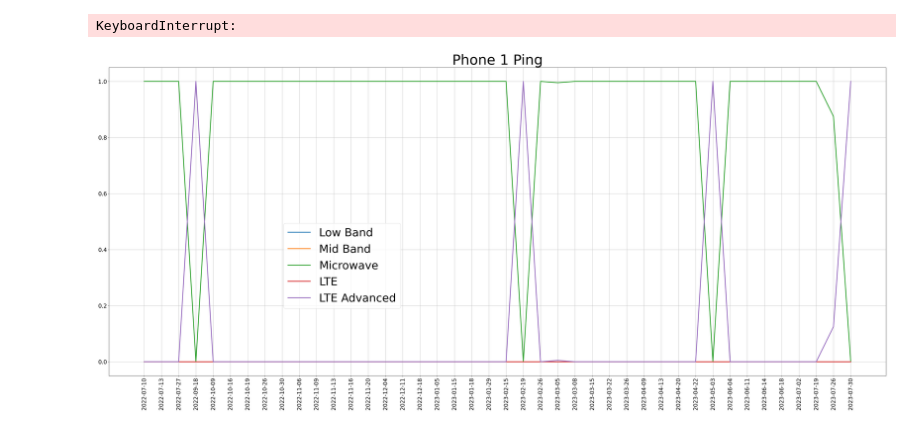
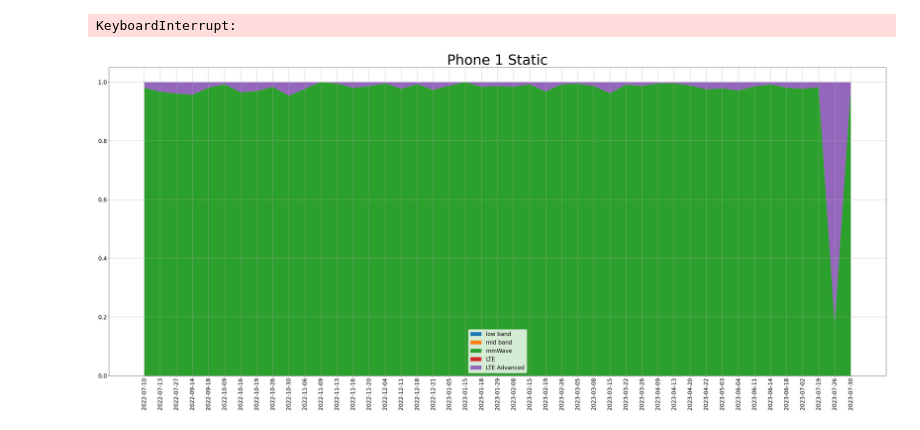
Before and after one commit to Bobeshwar/5gevolution, a Jupyter notebook: dataProcessing.ipynb, the cells around one changed output. Cells and saved outputs as stored; diff of their text form; code cells hidden in the pictures.

Commit message:
Corrected Graph

```diff
--- a/dataProcessing.ipynb
+++ b/dataProcessing.ipynb
@@ -51,13 +51,16 @@ for i in range(len(Phone2Files)):
 # %% [output]
 KeyboardInterrupt:
 # %%
+import pandas as pd
 def GenerateGraph(location,title):
     iter_csv = pd.read_csv(location, iterator=True, chunksize=1000)
-    df = pd.concat([chunk[pd.to_numeric(chunk["Smart Phone Smart Throughput Mobile Network UL Throughput [Mbps]"], errors="coerce") > 0] for chunk in iter_csv])
-    df = df[["TIME_STAMP", "Event Technology","5G KPI PCell RF Frequency [MHz]","LTE KPI PCell Serving EARFCN(DL)"]]
+    df = pd.concat([chunk for chunk in iter_csv])
+    df = df[["TIME_STAMP", "Event Technology","5G KPI PCell RF Frequency [MHz]","LTE KPI PCell Serving EARFCN(DL)","Smart Phone Smart Throughput Mobile Network UL Throughput [Mbps]"]]
     df['Event Technology'].ffill(inplace=True)
     df["5G KPI PCell RF Frequency [MHz]"].ffill(inplace=True)
     df["LTE KPI PCell Serving EARFCN(DL)"].ffill(inplace=True)
+    df["Smart Phone Smart Throughput Mobile Network UL Throughput [Mbps]"].ffill(inplace=True)
+    df = df[df["Smart Phone Smart Throughput Mobile Network UL Throughput [Mbps]"] > 0]
     df.dropna(subset = ['Event Technology'], inplace=True)
 
     count = {}
@@ -105,18 +108,21 @@ def GenerateGraph(location,title):
         LTE.append(count[key][3]/total)
         LTEAdvanced.append(count[key][4]/total)
     plt.figure(figsize=(50,20))
-    plt.plot(Keys, lowBand, label = "Low Band",linewidth=3)
-    plt.plot(Keys, midBand, label = "Mid Band",linewidth=3)
-    plt.plot(Keys, mmWave, label = "Microwave",linewidth=3)
-    plt.plot(Keys, LTE, label = "LTE",linewidth=3)
-    plt.plot(Keys, LTEAdvanced, label = "LTE Advanced",linewidth=3)
+    # plt.plot(Keys, lowBand, label = "Low Band",linewidth=3)
+    # plt.plot(Keys, midBand, label = "Mid Band",linewidth=3)
+    # plt.plot(Keys, mmWave, label = "mmWave",linewidth=3)
+    # plt.plot(Keys, LTE, label = "LTE",linewidth=3)
+    # plt.plot(Keys, LTEAdvanced, label = "LTE Advanced",linewidth=3)
+    labels = ["low band", "mid band", "mmWave", "LTE", "LTE Advanced"]
+
+    plt.stackplot(Keys, lowBand,midBand,mmWave,LTE,LTEAdvanced, labels = labels)
     plt.xticks(rotation=90,fontsize=20)
     plt.yticks(fontsize=20)
-    plt.legend(loc="lower center",fontsize="40",bbox_to_anchor=(0.3, 0.2))
+    plt.legend(loc = "lower center", fontsize="20")
     plt.grid()
     plt.title(title, fontsize = 50)
     plt.show()
 # %%
-GenerateGraph("Phone1PingMobility.csv", "Phone 1 Ping")
+GenerateGraph("Phone1Static.csv", "Phone 1 Static")
 # %% [output]
-[figure, old version]
+[figure, new version]
```
